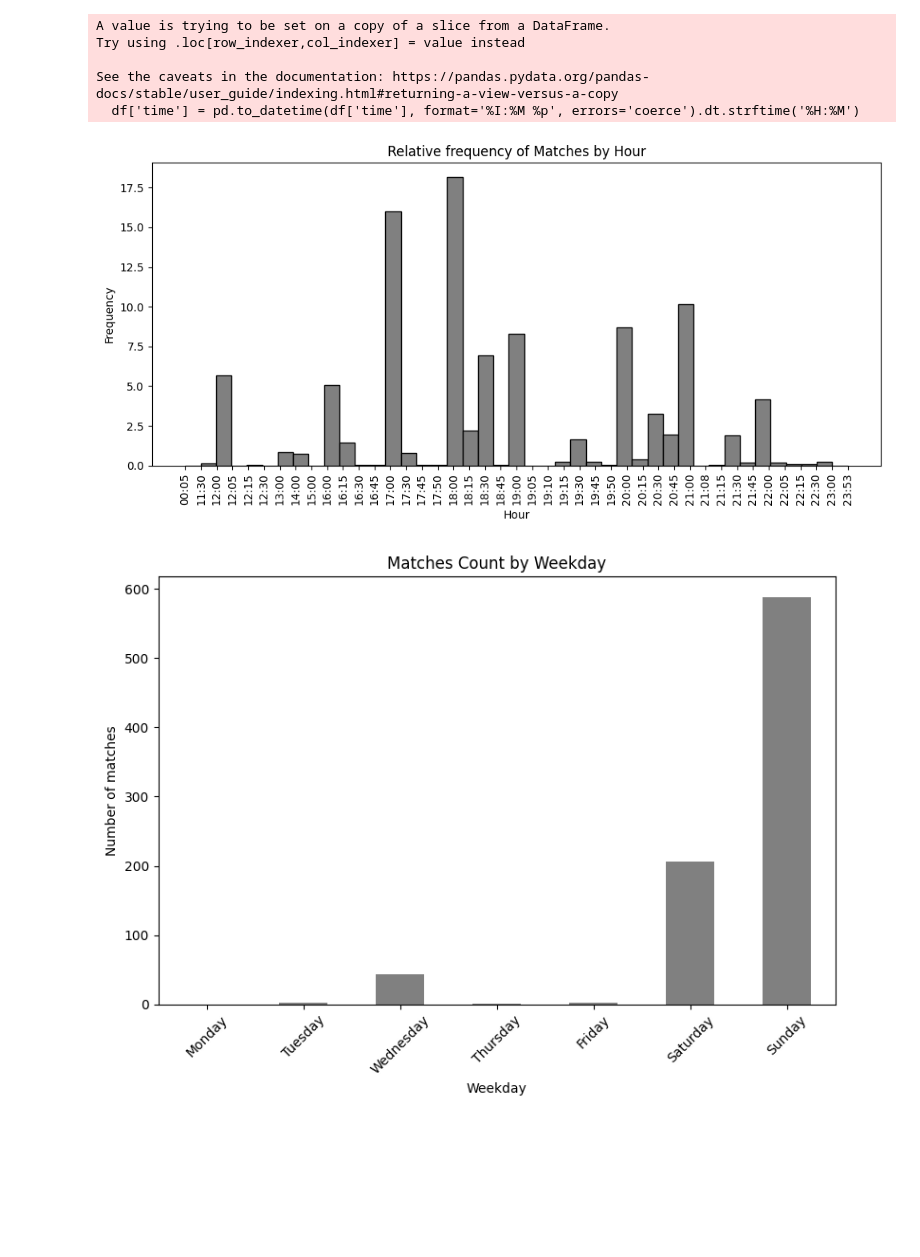
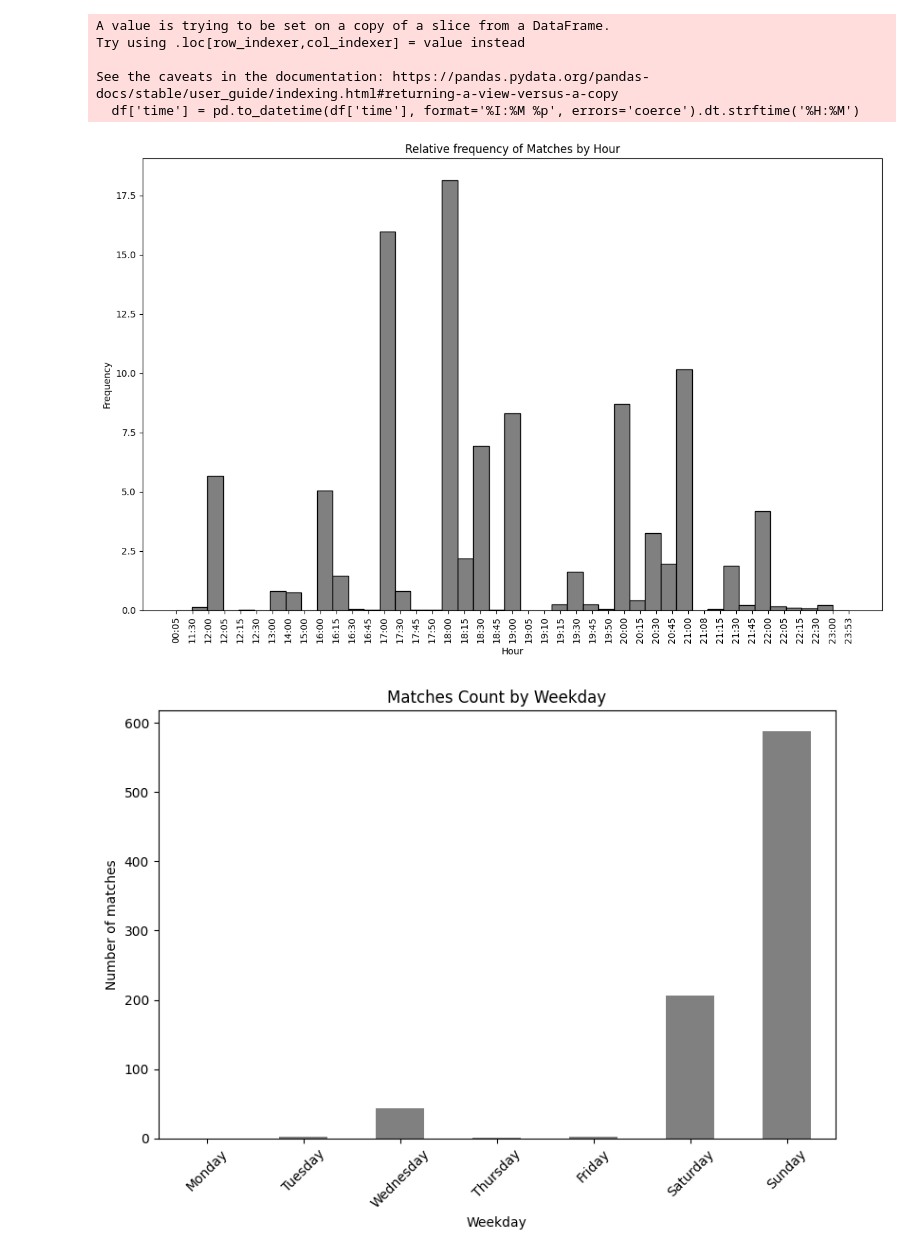
Before and after one commit to mariajinxue/la-quiniela, a Jupyter notebook: analysis/LaLigaDataAnalysis.ipynb, the cells around one changed output. Saved outputs shown, nothing was run; the diff lists cells and outputs as text; code cells hidden in the pictures; blank space fills up the shorter version.

```diff
--- a/analysis/LaLigaDataAnalysis.ipynb
+++ b/analysis/LaLigaDataAnalysis.ipynb
@@ -272,16 +271,16 @@ Try using .loc[row_indexer,col_indexer] = value instead
 See the caveats in the documentation: https://pandas.pydata.org/pandas-docs/stable/user_guide/indexing.html#returning-a-view-versus-a-copy
   df['time'] = pd.to_datetime(df['time'], format='%I:%M %p', errors='coerce').dt.strftime('%H:%M')
 # %%
-plt.figure(figsize=(10, 5))
+plt.figure(figsize=(12, 8))
 plt.hist(hours, bins=len(hours), weights=relative_frequency, color='grey', edgecolor='black')
 plt.title('Relative frequency of Matches by Hour')
 plt.xlabel('Hour')
 plt.ylabel('Frequency')
 plt.xticks(rotation=90)  # Rotate x-axis labels for better visibility
 plt.tight_layout()
 plt.show()
 # %% [output]
-[figure, old version]
+[figure, new version]
 # %%
 def plot_weekday_bar(season):
 
```
Also changed, not shown: parts of 1 cell of this notebook.
